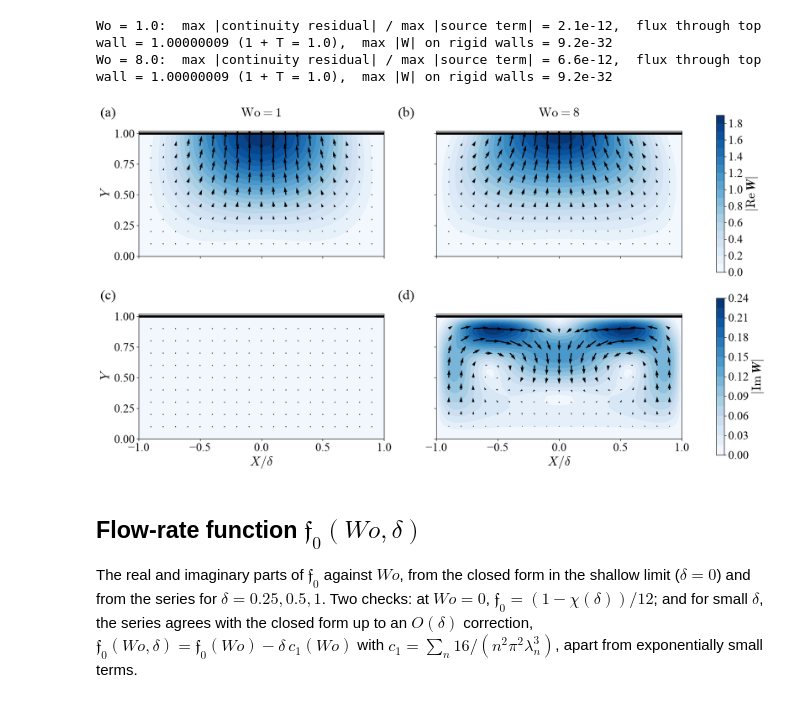
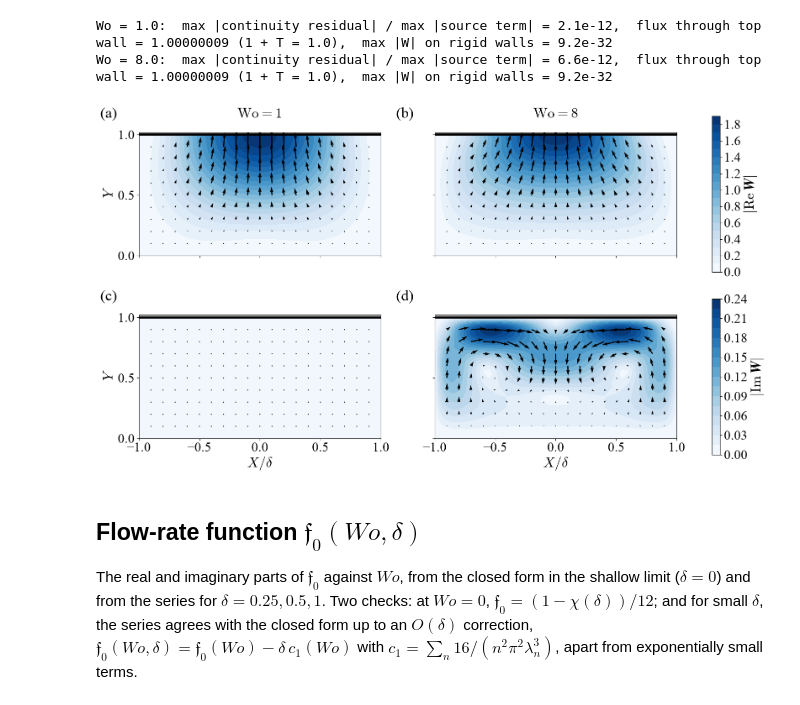
Before and after one commit to ichristov/soft-hydraulic-ale-fsi, a Jupyter notebook: theory_oscillatory/oscillatory_FSI_channel_RT_3D.ipynb, the cells around one changed output. Cells and saved outputs as stored; diff of their text form; code cells hidden in the pictures.

Commit message:
tweak figure font sizes

```diff
--- a/theory_oscillatory/oscillatory_FSI_channel_RT_3D.ipynb
+++ b/theory_oscillatory/oscillatory_FSI_channel_RT_3D.ipynb
@@ -443,8 +445,9 @@ where $g(Y) = \frac{1}{i Wo^2}\left[1 - \frac{\cos(i^{3/2}(1-2Y)Wo/2)}{\cos(i^{3
 # %%
 def zint_closed(kappa):
     """I1 = int_0^1 P0a conj(dP0a/dZ) dZ for P0a = sinh(kappa (1-Z))/sinh(kappa)."""
-    a, b = kappa.real, kappa.imag
-    return -0.5 + 0.5j*((b/a)*np.sinh(a)**2 - (a/b)*np.sin(b)**2)/(np.sinh(a)**2 + np.sin(b)**2)
+    kappa_r, kappa_i = kappa.real, kappa.imag
+    return -0.5 + 0.5j*((kappa_i/kappa_r)*np.sinh(kappa_r)**2 - (kappa_r/kappa_i)*np.sin(kappa_i)**2) \
+                /(np.sinh(kappa_r)**2 + np.sin(kappa_i)**2)
 
 def F_shallow(Wo, N=20001):
     """Slip and advective parts of F(Wo), and f0(Wo)."""
@@ -865,7 +868,7 @@ cmap = colormaps['inferno']
 delta_colors = [cmap(0.35), cmap(0.52), cmap(0.66)]
 
 # larger fonts than the notebook default, for the 2 x 4 layout
-fs = size + 4
+fs = size + 6
 
 fig, axs = plt.subplots(2, Gm_vals_d.size, figsize=(5*Gm_vals_d.size, 9), sharex=True, sharey='row', tight_layout=True)
 for j, Gm_c in enumerate(Gm_vals_d):
@@ -1013,11 +1016,7 @@ for my_Wo in Wo_field:
 Wo = 1.0:  max |continuity residual| / max |source term| = 2.1e-12,  flux through top wall = 1.00000009 (1 + T = 1.0),  max |W| on rigid walls = 9.2e-32
 Wo = 8.0:  max |continuity residual| / max |source term| = 6.6e-12,  flux through top wall = 1.00000009 (1 + T = 1.0),  max |W| on rigid walls = 9.2e-32
 # %%
-from scipy.interpolate import griddata
-from matplotlib import ticker
-from matplotlib import transforms as mtransforms
-
-fs = size + 4
+fs = size + 6
 fig, axs = plt.subplots(2, 2, figsize=(16, 9), sharex=True, sharey=True, layout='constrained')
 part_names = [r'\mathrm{Re}', r'\mathrm{Im}']
 Lx = 1/delta_field
@@ -1037,34 +1036,34 @@ for row, part in enumerate([np.real, np.imag]):
         Wx, Wy = part(Wx_field[col]), part(Wy_field[col])
         contour = ax.tricontourf(x, y, np.hypot(Wx, Wy), levels=levels, cmap='Blues')
         Uq = griddata((x, y), Wx, (Xq, Yq))
         Vq = griddata((x, y), Wy, (Xq, Yq))
         ax.quiver(Xq, Yq, Uq, Vq, scale=vmax/0.15, scale_units='xy', color='k', zorder=2)
         # the moving top wall
         ax.plot([-Lx/2, Lx/2], [1, 1], linewidth=4, color='black')
         ax.set_aspect('equal')
         ax.set_xlim(-Lx/2, Lx/2)
         ax.set_ylim(0, 1.02)
         ax.tick_params(labelsize=fs - 2)
         if row == 0:
             ax.set_title(fr'$\mathrm{{Wo}}={my_Wo:g}$', fontsize=fs)
     axs[row, 0].set_ylabel(r'$Y$', fontsize=fs)
     cbar = fig.colorbar(contour, ax=axs[row, :], shrink=0.9)
     cbar.ax.set_ylabel(fr'$|{part_names[row]}\,\boldsymbol{{W}}|$', fontsize=fs)
     cbar.ax.tick_params(labelsize=fs - 2)
 for ax in axs[1, :]:
     ax.set_xlabel(r'$X/\delta$', fontsize=fs)
 # panel labels, as in theory_steady/steady_FSI_shear_thinning.ipynb
 # (a) lined up with the y-label on the left and with the column titles (baseline at titlepad) at the top
 trans = mtransforms.ScaledTranslation(-66/72, plt.rcParams['axes.titlepad']/72, fig.dpi_scale_trans)
 axs[0, 0].text(0.0, 1.0, '(a)', fontsize=fs + 2, transform=axs[0, 0].transAxes + trans)
 axs[0, 1].text(0.0, 1.0, '(b)', fontsize=fs + 2, transform=axs[0, 1].transAxes + trans)
 axs[1, 0].text(0.0, 1.0, '(c)', fontsize=fs + 2, transform=axs[1, 0].transAxes + trans)
 axs[1, 1].text(0.0, 1.0, '(d)', fontsize=fs + 2, transform=axs[1, 1].transAxes + trans)
 plt.show()
 
 fig.savefig('W_field_RT_delta.pdf')
 # %% [output]
-[figure, old version]
+[figure, new version]
 # %% [markdown]
 ## Flow-rate function $\mathfrak{f}_0(Wo,\delta)$
 
```
Also changed, not shown: parts of 7 cells of this notebook.
